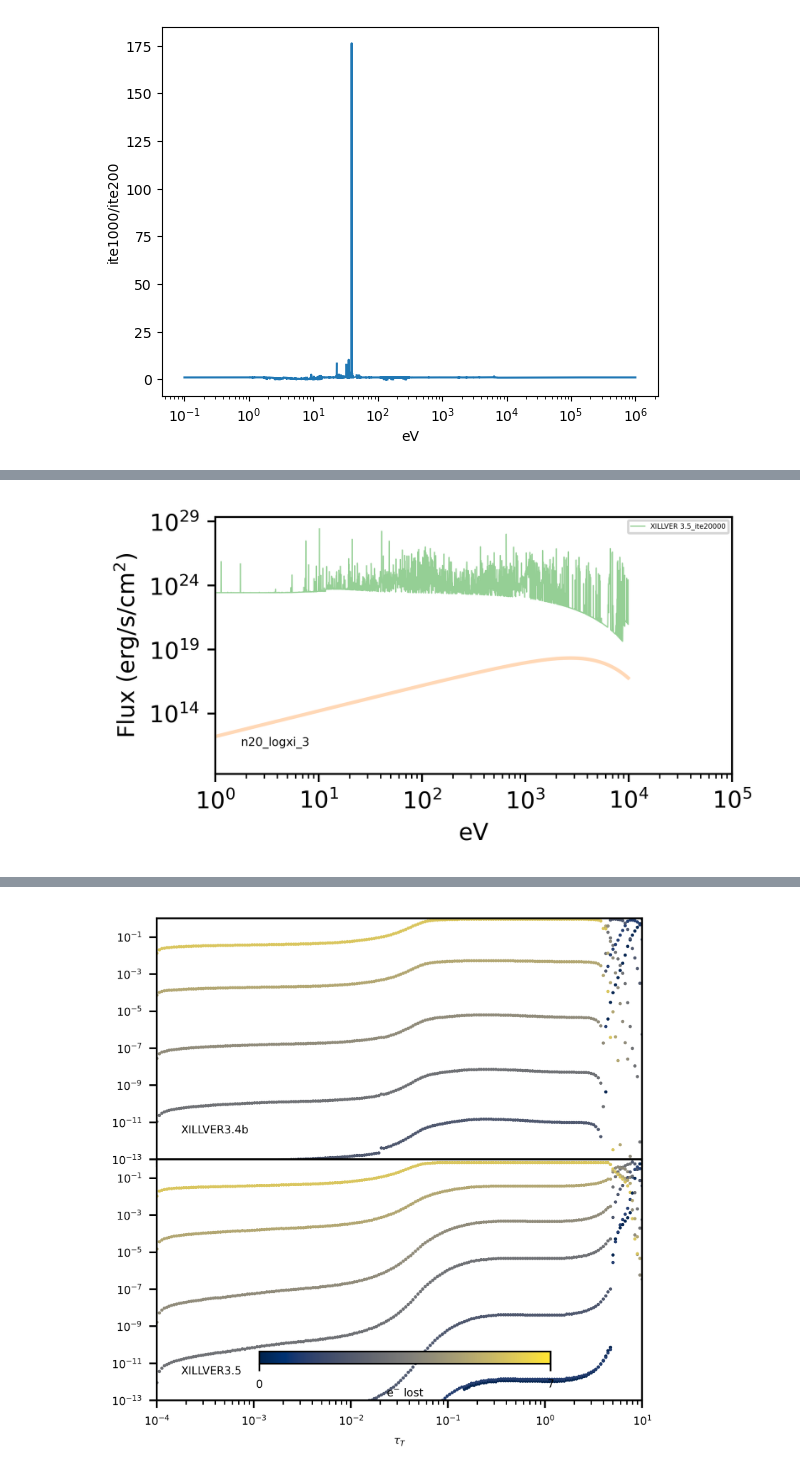
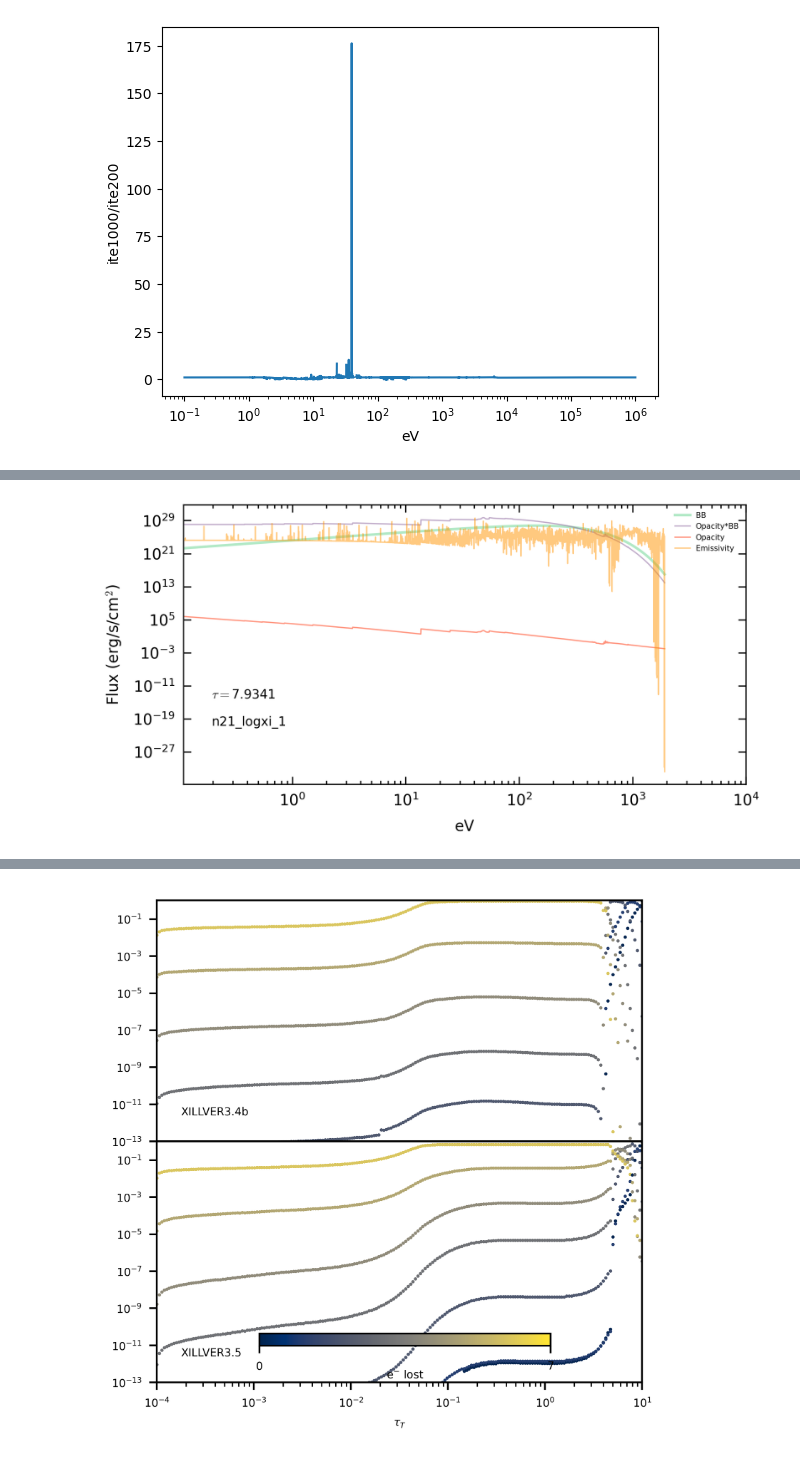
Before and after one commit to yuanzeding/XILLVER_HDtestset, a Jupyter notebook: mytest.ipynb, the cells around one changed output, grey strips where cells are left out. Cells and saved outputs as stored; diff of their text form; code cells hidden in the pictures.

```diff
--- a/mytest.ipynb
+++ b/mytest.ipynb
@@ -450,14 +476,26 @@ Text(0, 0.5, 'ite1000/ite200')
 import matplotlib.pyplot as plt
 from os.path import join
 import numpy as np
-
-datype="n20_logxi_3"
-#rpath=join("/disk/bifrost/yuanze/xillver_res/xillver3.5/tbb1",datype)
-rpath=join("/disk/bifrost/yuanze/xillver_res/xillver3.5_modified",datype)
+import scienceplots
+plt.style.use(["science",'no-latex'])
+plt.rcParams.update({
+    "font.family": "dejavu sans",   # specify font family here
+    "font.serif": ["Times"],  # specify font here
+    "font.size":6,
+"legend.fancybox":True})
+#datype="n15_logxi_1"
+density=21
+logxi=1
+datype="n{}_logxi_{}".format(density,logxi)
+layer=195
+#rpath=join("/disk/bifrost/yuanze/xillver_res/xillver3.5_mo2",datype)
+#rpath=join("/disk/bifrost/yuanze/xillver_res/ktbb1",datype)
+rpath=join("/disk/bifrost/yuanze/xillver_res/xillver3.5_modified_atdb12",datype+"_h300")
+#rpath="/disk/bifrost/yuanze/software/XILLVER"
 bN=5000
-trunc=1500
-skip=(bN+2)*100
-
+trunc=2000
+skip=(bN+2)*layer
+iteskip=0
 
 fig=plt.figure(figsize=(4,2),dpi=500)
 gs = fig.add_gridspec(1,1)
@@ -465,20 +503,22 @@ axs=gs.subplots()
 
 #specE1=np.loadtxt(join(rpath,"current/fullspec"),usecols=0,max_rows=bN-trunc,skiprows=skip+1)
 jnu=np.loadtxt(join(rpath,"current/fullspec"),usecols=3,max_rows=bN-trunc,skiprows=skip+1)
-jnuN=np.loadtxt(join(rpath,"current/fullspec"),usecols=3,max_rows=bN-trunc,skiprows=skip+1+bN)
-tempeV1=np.loadtxt(join(rpath,"current/temper"),usecols=1,max_rows=200,skiprows=(200+2)*14)
+#jnuN=np.loadtxt(join(rpath,"current/fullspec"),usecols=3,max_rows=bN-trunc,skiprows=skip+1+bN)
+tempeV1=np.loadtxt(join(rpath,"current/temper"),usecols=1,max_rows=200,skiprows=(200+2)*iteskip)
 temp1=tempeV1*eV/kb
 
+depth1=np.loadtxt(join(rpath,"current/temper"),usecols=0,max_rows=200,skiprows=(200+2)*iteskip)
+fout1=np.loadtxt(join(rpath,"current/spectr"),usecols=0,max_rows=bN-trunc,skiprows=(bN+2)*iteskip)
 opa=np.loadtxt(join(rpath,"current/fullspec"),usecols=4,max_rows=bN-trunc,skiprows=skip+1)
 spec=np.loadtxt(join(rpath,"current/fullspec"),usecols=1,max_rows=bN-trunc,skiprows=skip+1)
-Earray=specE1*eV
+Earray=spec*eV
 
-layer=100
-#axs.plot(specE1,foutE1*Earray,"C1",label=r"XILLVER 3.4b",ms=1,lw=0.5)
+#axs.plot(spec,fout1,"C1",label=r"XILLVER 3.4b",ms=1,lw=0.5)
 #axs.plot(specE1,fionizE1*Earray,"m",label=r"F$_{ionize}$",ms=1,lw=0.5,alpha=0.3)
-axs.plot(spec,bbev(spec,temp1[layer])*Earray,color='C1',alpha=0.3)
-
-axs.plot(spec,jnu,"C2",label=r"XILLVER 3.5_ite20000",ms=1,lw=0.5,alpha=0.5)
+axs.plot(spec,bbev(spec,temp1[layer]),color='C1',alpha=0.3,label="BB")
+axs.plot(spec,opa*bbev(spec,temp1[layer]),"C4",label=r"Opacity*BB",ms=1,lw=0.5,alpha=0.5)
+axs.plot(spec,opa,"C3",label=r"Opacity",ms=1,lw=0.5,alpha=0.5)
+axs.plot(spec,jnu,"C2",label=r"Emissivity",ms=1,lw=0.5,alpha=0.5)
 #axs.plot(specE2,bbev(specE2,temp2[layer])*Earray,color='C2',alpha=0.3)
 
 #axs.plot(specE3,foutE3*Earray,"-C3",label=r"XILLVER 3.5_ite200",ms=1,lw=0.5,alpha=0.5)
@@ -496,14 +536,15 @@ axs.plot(spec,jnu,"C2",label=r"XILLVER 3.5_ite20000",ms=1,lw=0.5,alpha=0.5)
 #                    bbox_transform=axs.transAxes)
 
 
-layer=0
 #axs.plot(specE1,bbev(specE1,temp1[layer]),color='b',alpha=0.3)
 #cbar=plt.colorbar(sm, ticks=np.linspace(0,1,3),orientation="horizontal",cax=axins0)
 #cbar.set_label(label="Layers", labelpad=-1)
 #cbar.ax.set_xticklabels(['0','{}'.format(layermax/2),layermax])
-axs.text(0.05, 0.1,"{}".format(datype),transform=axs.transAxes,verticalalignment='bottom',horizontalalignment='left',fontsize=5)
-axs.set_xlim([1,1e5])
-#axs.set_ylim([1e14,1e25])
+axs.text(0.05, 0.2,"{}".format(datype),transform=axs.transAxes,verticalalignment='bottom',horizontalalignment='left',fontsize=5)
+axs.text(0.05, 0.3,r"$\tau=${}".format(depth1[layer]),transform=axs.transAxes,verticalalignment='bottom',horizontalalignment='left',fontsize=5)
+
+axs.set_xlim([0.11,1e4])
+#axs.set_ylim([1e1,1e24])
 axs.legend(fontsize=3)
 #axs.axvline(x=xx,lw=0.5,alpha=0.2)
 #axs.axvline(x=x0,lw=0.1,color='r',alpha=0.2)
@@ -521 +560 @@ Please see the 1.23 release notes for an example on how to do this.  If you wish
-[figure, old version]
+[figure, new version]
```
Also changed, not shown: parts of 13 cells of this notebook, 25 other files.
